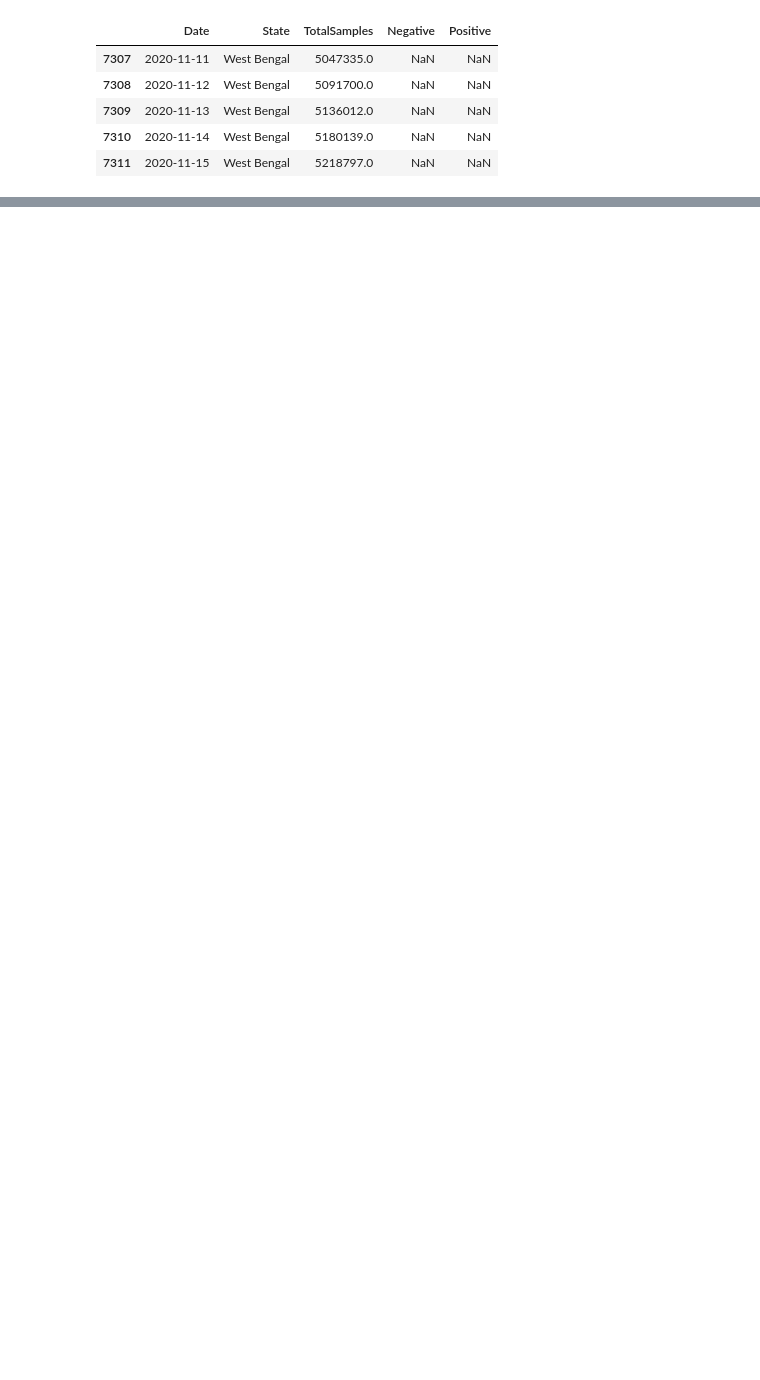
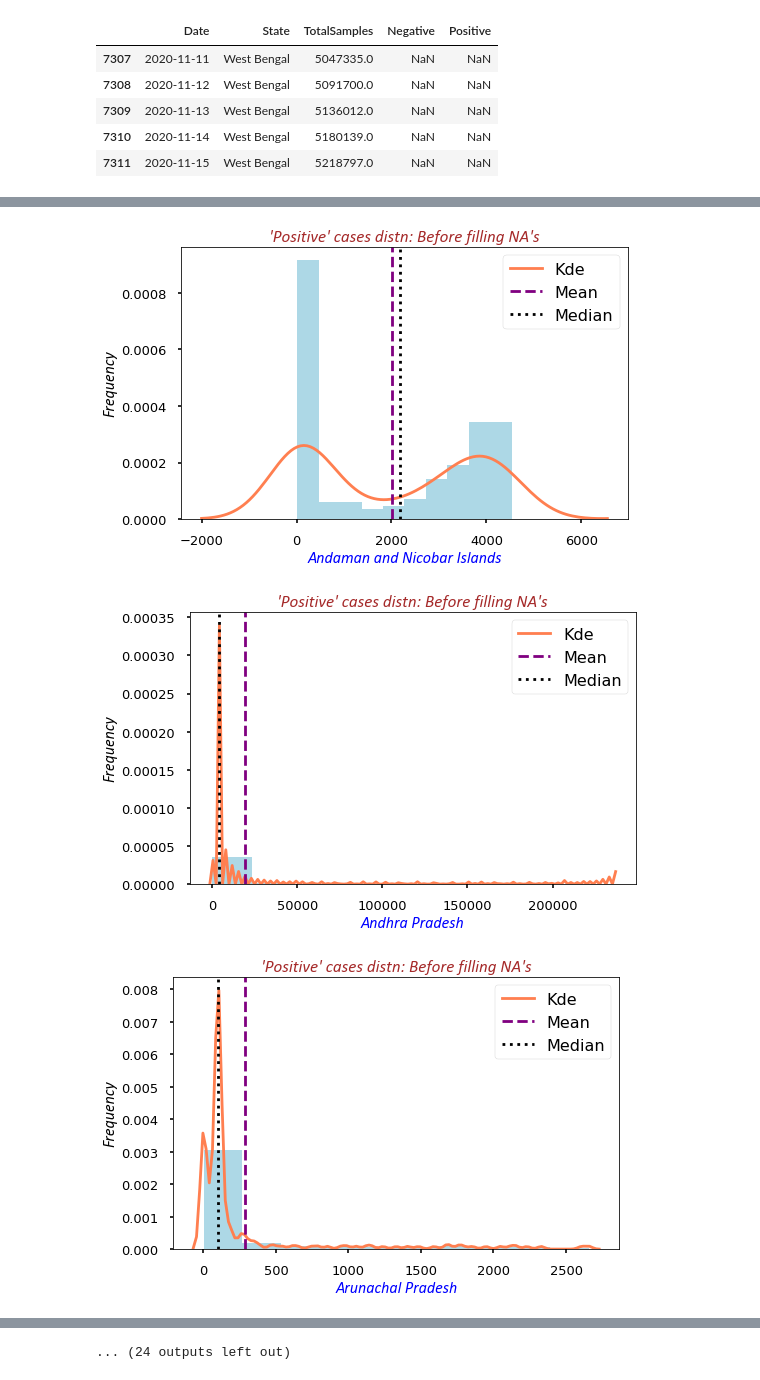
Before and after one commit to raj-shr-git/AAIC_Practice, a Jupyter notebook: VIDEO_PRACTICE/MODULE-1/ANOVA_Test.ipynb, the cells around one changed output, grey strips where cells are left out. Drawn from its saved outputs; the diff is of its cells as text; code cells hidden in the pictures; blank space fills up the shorter version.

```diff
--- a/VIDEO_PRACTICE/MODULE-1/ANOVA_Test.ipynb
+++ b/VIDEO_PRACTICE/MODULE-1/ANOVA_Test.ipynb
@@ -181,0 +233,33 @@ state_ws_test[~state_ws_test['Negative'].isna()]
+# %%
+def plot_hist_kde(d_frame,grp_by_col,dist_col,title=None):
+    """
+    Description: This function plot the distribution of data
+
+    Input Parameters: It accepts below arguments:
+            1. d_frame : Dataset of type pandas dataframe
+            2. grp_by_col : Column for grouping the data of several states
+            3. dist_col : Column whose data distribution to be visualized
+            4. title : Title of the plot
+
+    Return: None
+    """
+    all_states = d_frame[grp_by_col].unique()
+    with plt.style.context('seaborn-poster'):
+        for state in all_states:
+            plt.figure(figsize=(8,5))
+            d_frame[d_frame[grp_by_col] == state][dist_col].plot(kind='hist',density=True,color='lightblue')
+            sns.kdeplot(data=d_frame[d_frame[grp_by_col] == state][dist_col],color='coral',legend=False)
+            plt.axvline(d_frame[d_frame[grp_by_col] == state][dist_col].mean(),linestyle='--',color='purple')
+            plt.axvline(d_frame[d_frame[grp_by_col] == state][dist_col].median(),linestyle=':',color='black')
+            plt.title(title,fontdict=font_dicts(kind='title'))
+            plt.xlabel(state,fontdict=font_dicts(kind='xlabel'))
+            plt.ylabel('Frequency',fontdict=font_dicts(kind='ylabel'))
+            plt.xticks(size=13)
+            plt.yticks(size=13)
+            plt.legend(("Kde","Mean","Median"))
+# %%
+plot_hist_kde(pop_test_df,grp_by_col='State',dist_col='Positive',title="'Positive' cases distn: Before filling NA's")
+# %% [output]
+[figure, added]
+[figure, added]
+[figure, added]
@@ -181,0 +275 @@ state_ws_test[~state_ws_test['Negative'].isna()]
+... (24 outputs left out)
```
Also changed, not shown: parts of 75 cells of this notebook.
